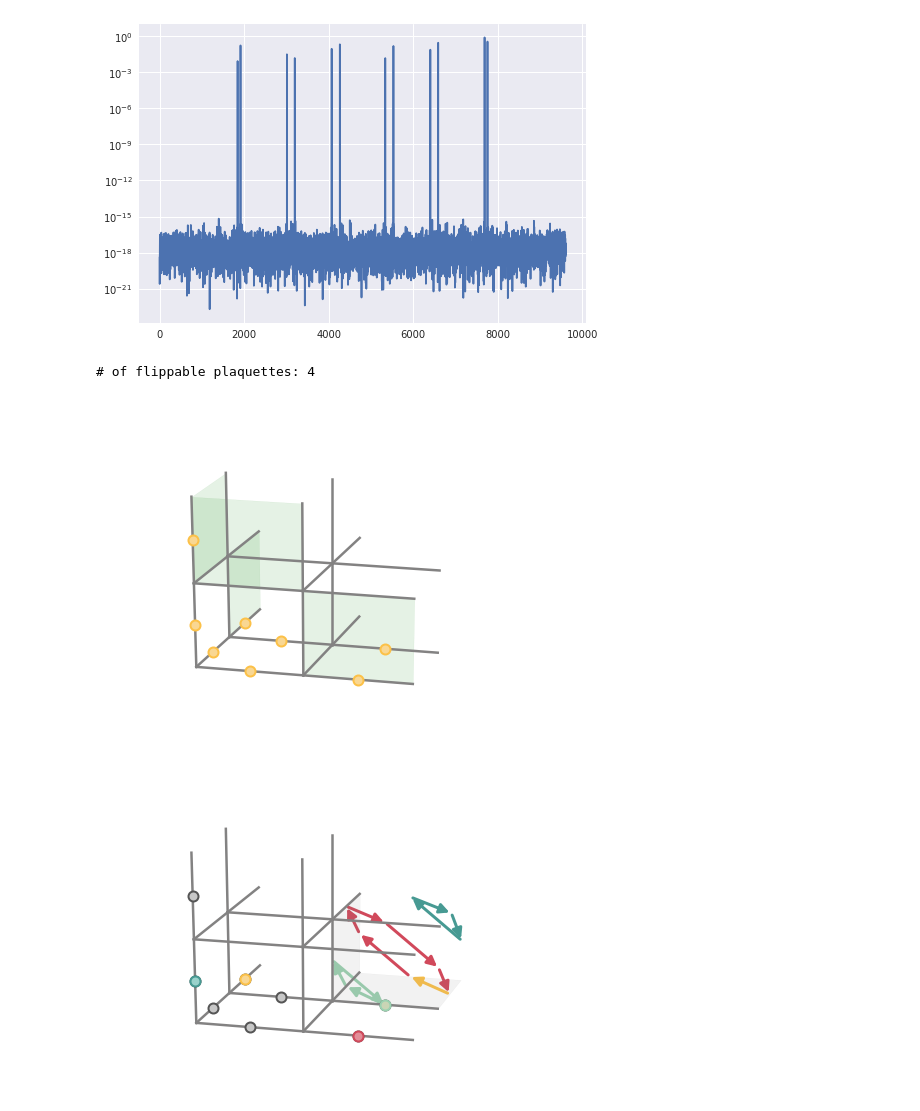
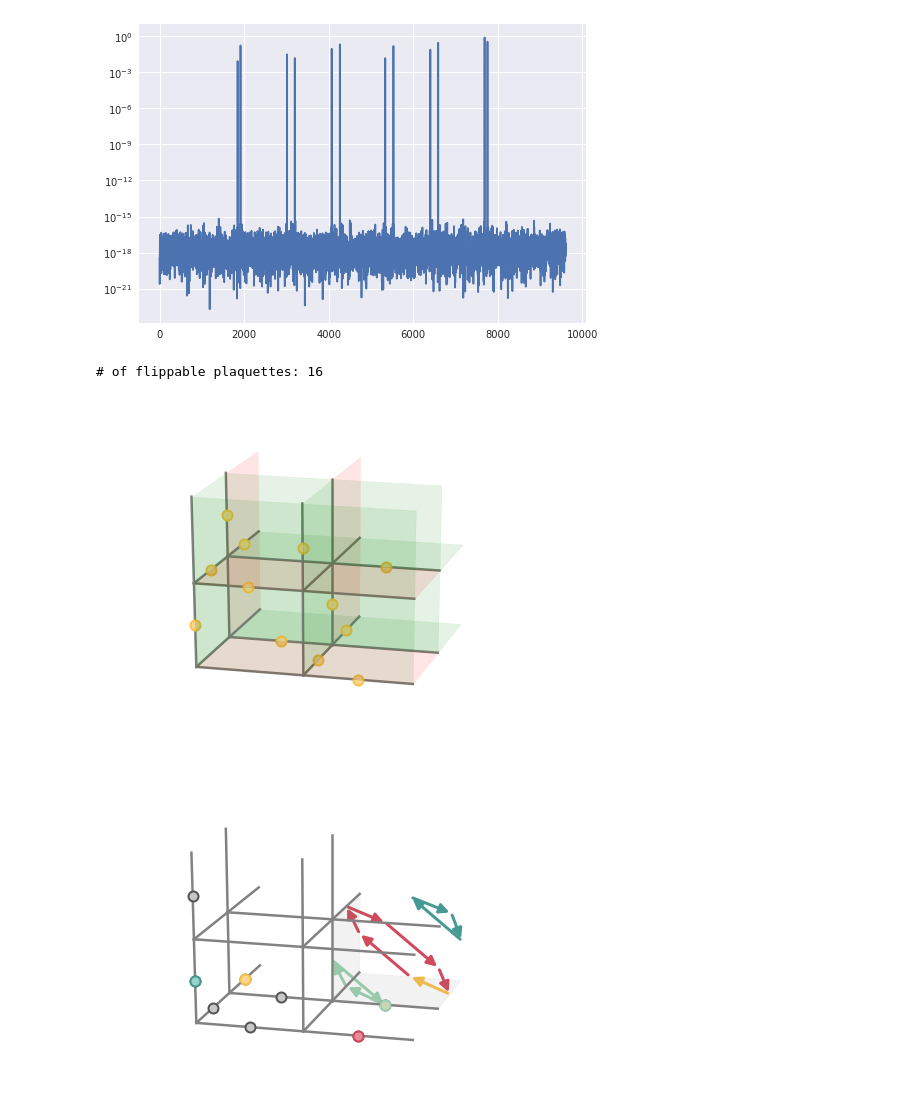
Before and after one commit to cygnus2/FQLMs, a Jupyter notebook: python_notebooks/lattice_visualization.ipynb, the cells around one changed output. Saved outputs shown, nothing was run; the diff lists cells and outputs as text; code cells hidden in the pictures.

Commit message:
Added data, notebooks should be executable now.

```diff
--- a/python_notebooks/lattice_visualization.ipynb
+++ b/python_notebooks/lattice_visualization.ipynb
@@ -11,7 +11,7 @@ import matplotlib.pyplot as plt
 sys.path.append('../python_gauss_lattice/')
 from gauss_lattice import HamiltonianBuilder
 from gauss_lattice.aux import size_tag, read_all_states
-data_dir = '../python_gauss_lattice/output/'
+data_dir = '../python_data/visuals/'
 
 param = {
     'L' : [2,2,2],
@@ -22,8 +22,7 @@ tag = '_' + param['gauge_particles'] + '_' + size_tag(param['L']) + '_lam{:.2f}.
 eigenvalues = pd.read_csv(data_dir + 'spectrum'+tag, skiprows=0, names=['E'], index_col=False)
 eigenstates = np.load(data_dir+'eigenstates'+tag+'.npy')
 
-
-lattices = np.array(read_all_states(param['L'], basedir='../python_gauss_lattice/'))
+lattices = np.array(read_all_states(param['L'], basedir=data_dir))
 builder = HamiltonianBuilder(param, states=lattices)
 # %% [output]
 Setting up the Hamiltonian with 9600 Fock states.
@@ -112,7 +111,7 @@ def draw_particle(ax, pos, links, a=2.0, colors=['#FCC148', '#F9D792']):
     )
 
 
-def draw_state(ax, state, n_basis=24, colors=['#FCC148', '#F9D792']):
+def draw_state(ax, state, links, n_basis=24, colors=['#FCC148', '#F9D792']):
     for k in range(n_basis):
         if (state>>k)&1:
             draw_particle(ax, k, links, colors=colors)
@@ -137,42 +136,43 @@ def find_flippable_plaquettes(state, builder):
     """ Finds the flippable plaquettes and returns them.
     """
     pflips = []
     for p in builder.plaquettes:
         if builder.apply_u_dagger(state, p)[0] or builder.apply_u(state, p)[0]:
             pflips.append(p)
     return pflips
 
 def draw_system(state, L=[2,2,2], a=2):
     with plt.style.context('seaborn-notebook'):
         fig = plt.figure()
         fig.set_size_inches(8,6)
 
         ax = fig.add_subplot(111, projection='3d')
         ax.view_init(elev=20, azim=-75)
         ax.set_axis_off()
 
         # Draw the actual system.
         links = draw_3D_lattice(ax)
-        points = draw_state(ax, state)
+        points = draw_state(ax, state, links)
+
+        state = contributions[11]
 
         # Get flippable plaquettes & color them.
         pflip = find_flippable_plaquettes(state, builder)
         print(f'# of flippable plaquettes: {len(pflip)}')
         for p in builder.plaquettes:
             if p in pflip:
-#                 pass
+                pass
                 highlight_plaquette(ax, p[:-1], color='green', alpha=0.1)
-#             else:
-#                 highlight_plaquette(ax, p[:-1], color='red', alpha=0.1)
+            else:
+                pass
+                highlight_plaquette(ax, p[:-1], color='red', alpha=0.1)
 
     return fig, ax
 
-fig, ax = draw_system(builder.index_to_state(26))
-# for state in [26, 57, 60, 2114, 934, 186, 26]:
-#     draw_system(builder.index_to_state(state))
+fig, ax = draw_system(contributions[0])
 # %% [output]
-# of flippable plaquettes: 4
+# of flippable plaquettes: 16
-[figure, old version]
+[figure, new version]
 # %%
 from matplotlib.patches import FancyArrowPatch
 from mpl_toolkits.mplot3d import proj3d
```
Also changed, not shown: parts of 4 cells of this notebook, 9 other files.
